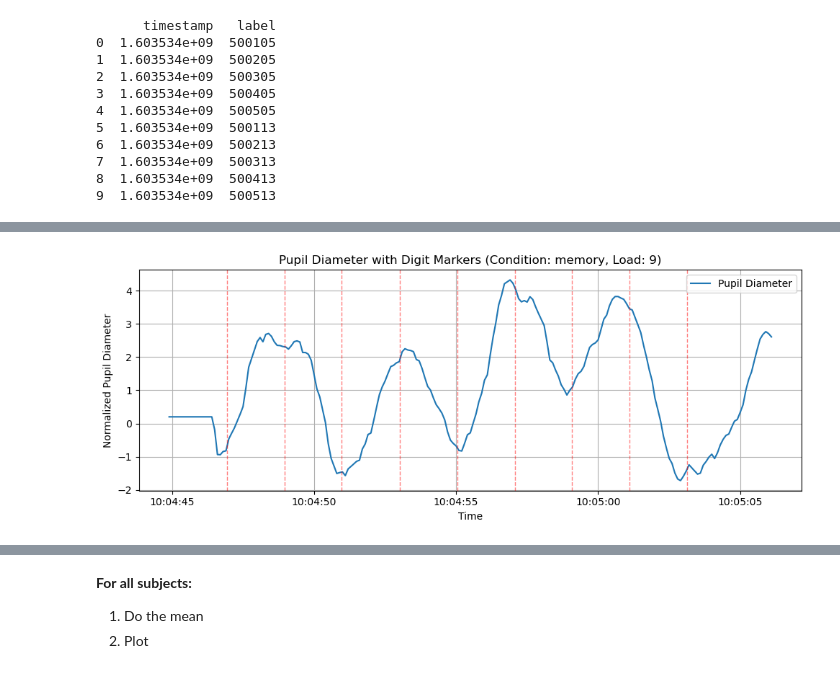
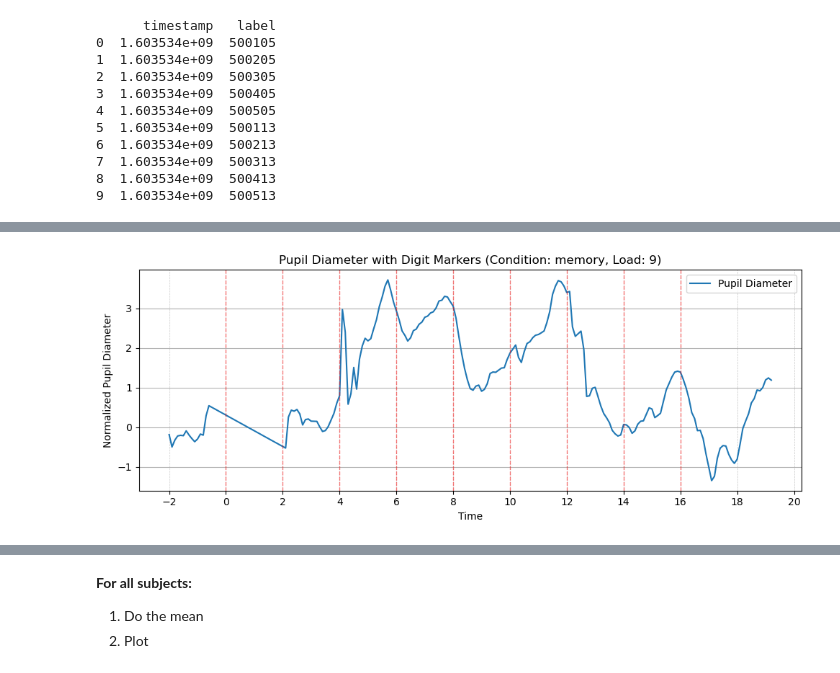
Before and after one commit to Claradavilaa/Special_course, a Jupyter notebook: pupillometry.ipynb, the cells around one changed output, grey strips where cells are left out. Saved outputs shown, nothing was run; the diff lists cells and outputs as text; code cells hidden in the pictures.

Commit message:
pupillometry preprocesing works

```diff
--- a/pupillometry.ipynb
+++ b/pupillometry.ipynb
@@ -4,7 +4,8 @@ import pandas as pd
 import numpy as np
 import matplotlib.pyplot as plt
 
-path_to_folder = r"C:\Users\clara\Desktop\special_course\ds003838"
+# path_to_folder = r"C:\Users\clara\Desktop\special_course\ds003838"
+path_to_folder = r"C:\Users\cdd\Documents\Uni\Special_course\ds003838-download"
 
 subnums = np.arange(32, 99, 1)
 subnums = np.delete(subnums, np.where((subnums == 37) | (subnums == 66) | (subnums == 94))) # remove subjects with missing data
@@ -274,18 +275,18 @@ def create_epochs_v2(subject_events, subject_pupil):
         pupil_epoch["diameter"] = pupil_epoch["diameter"].rolling(window=5, center=True, min_periods=1).mean()
 
         # Convert timestamp (in seconds) to datetime for resampling
-        pupil_epoch['pupil_timestamp'] = pd.to_datetime(pupil_epoch['pupil_timestamp'], unit='s')
+        pupil_epoch['pupil_datetime'] = pd.to_datetime(pupil_epoch['pupil_timestamp'], unit='s')
 
         # Step 5: Baseline normalization using 2s before first digit
-        start_time = pupil_epoch['pupil_timestamp'].min()
-        baseline_interval = pupil_epoch[(pupil_epoch['pupil_timestamp'] >= start_time) &
-                                    (pupil_epoch['pupil_timestamp'] < start_time + pd.Timedelta(seconds=2))]
+        start_time = pupil_epoch['pupil_datetime'].min()
+        baseline_interval = pupil_epoch[(pupil_epoch['pupil_datetime'] >= start_time) &
+                                    (pupil_epoch['pupil_datetime'] < start_time + pd.Timedelta(seconds=2))]
 
         # Compute the mean of pupil size during the baseline interval
         baseline_mean = baseline_interval['diameter'].mean()
         pupil_epoch["diameter"] = pupil_epoch["diameter"] - baseline_mean
 
-        pupil_epoch.set_index('pupil_timestamp', inplace=True)
+        pupil_epoch.set_index('pupil_datetime', inplace=True)
         # Step 5: Resample by using a time-based approach (10 Hz = one data point every 100ms)
         pupil_epoch = pupil_epoch.resample("100ms").mean()
 
@@ -297,6 +298,9 @@ def create_epochs_v2(subject_events, subject_pupil):
         pupil_epoch["load"] = load
         pupil_epoch["epoch_start"] = start_time
         pupil_epoch["epoch_end"] = end_time
+        pupil_epoch["time"] = (((pupil_epoch.index - pupil_epoch.index[0]) / pd.Timedelta(seconds=1)) - 2).round(1) # Convert to seconds relative to the start of the epoch
+        pupil_epoch.index = pupil_epoch["time"]
+
 
         epochs.append(pupil_epoch)
 
@@ -364,29 +347,31 @@ pupil_timestamp
 # %%
 import matplotlib.pyplot as plt
 import pandas as pd
 
 # Pick one epoch and its corresponding trial
-epoch = epochs[5]
-trial = trials[5][2]  # trials[0] = (condition, load, trial_df)
+epoch_num= 8
+epoch = epochs[epoch_num]
 
-# Convert digit times to datetime
-digit_times = pd.to_datetime(pd.DataFrame(trial)["timestamp"], unit="s")
 
 # Plot
 plt.figure(figsize=(10, 4))
 plt.plot(epoch.index, epoch["diameter"], label="Pupil Diameter")
 
 # Plot digit onsets
-for t in digit_times:
+
+for ix in range(epoch["load"].iloc[0]):
+    t = 2 * ix  # Time in seconds relative to the start of the epoch
     plt.axvline(t, color="red", linestyle="--", linewidth=1, alpha=0.5)
 
 # Labels and legend
 plt.title(f"Pupil Diameter with Digit Markers (Condition: {epoch['condition'].iloc[0]}, Load: {epoch['load'].iloc[0]})")
 plt.xlabel("Time")
 plt.ylabel("Normalized Pupil Diameter")
 plt.grid(True)
 plt.legend()
+plt.xticks(ticks=np.arange(epoch.index.min(), epoch.index.max() + 1, 2))
+plt.grid(axis='x', linestyle='--', linewidth=0.5, alpha=0.7)
 plt.tight_layout()
 plt.show()
 # %% [output]
-[figure, old version]
+[figure, new version]
```
Also changed, not shown: parts of 7 cells of this notebook, 5 other files.
